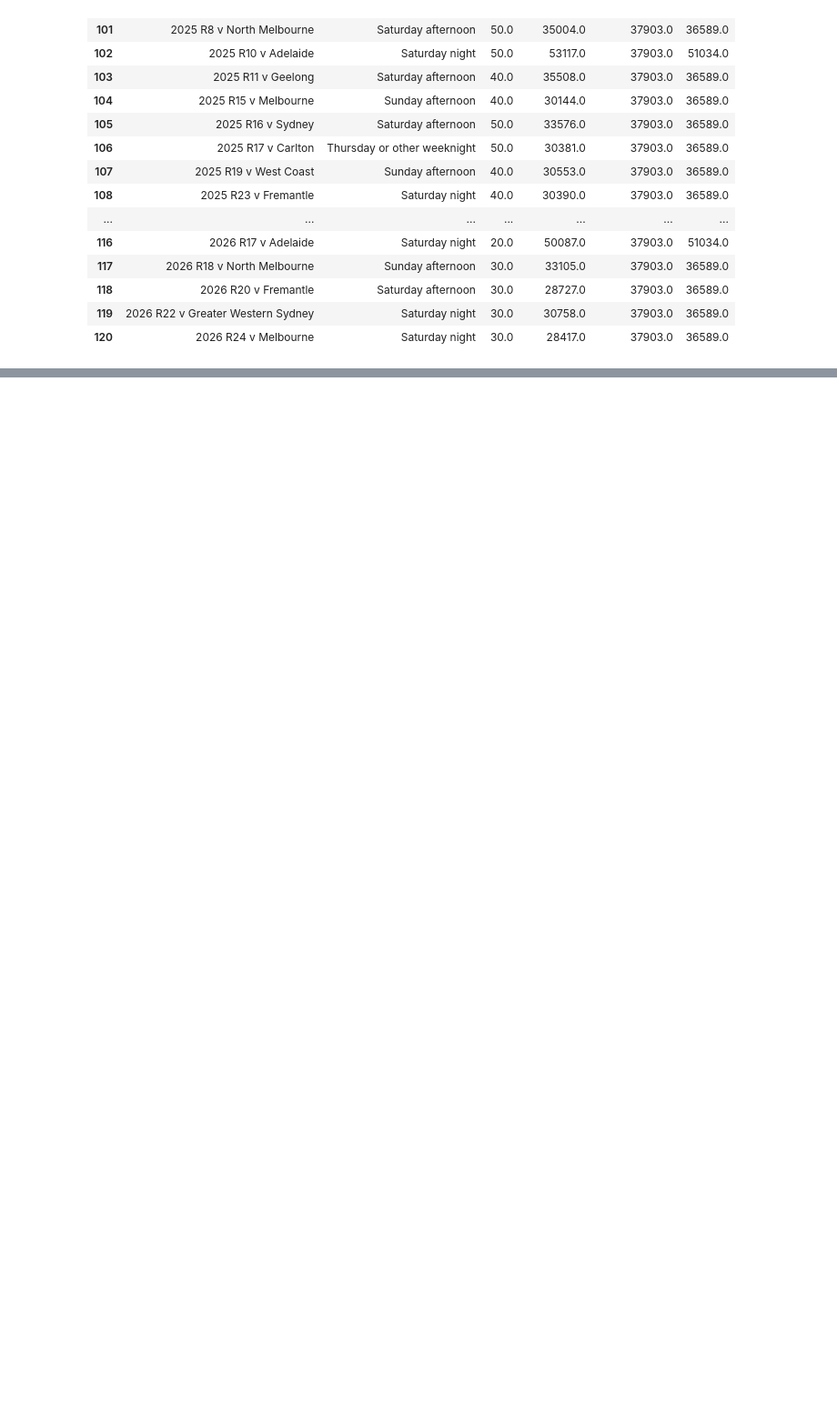
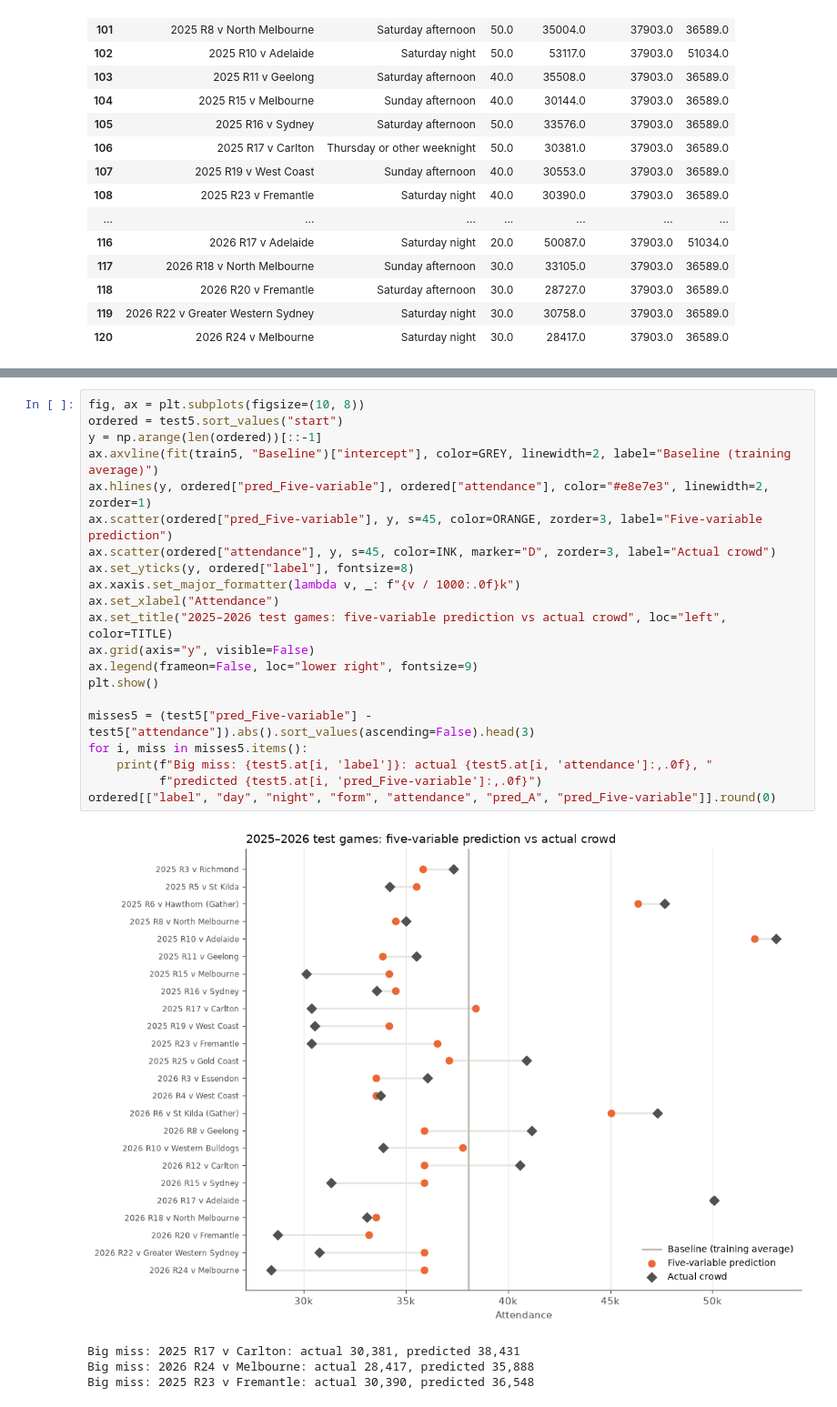
Before and after one commit to pete1729/afl-analytics, a Jupyter notebook: notebooks/09_port_home_attendance.ipynb, the cells around one changed output, grey strips where cells are left out. Shown at 91% size. Cells and saved outputs as stored; diff of their text form; blank space fills up the shorter version.

```diff
--- a/notebooks/09_port_home_attendance.ipynb
+++ b/notebooks/09_port_home_attendance.ipynb
@@ -348,0 +507,26 @@ ordered[["label", "slot", "form", "attendance", "pred_Baseline", f"pred_{CHOSEN}
+# %%
+fig, ax = plt.subplots(figsize=(10, 8))
+ordered = test5.sort_values("start")
+y = np.arange(len(ordered))[::-1]
+ax.axvline(fit(train5, "Baseline")["intercept"], color=GREY, linewidth=2, label="Baseline (training average)")
+ax.hlines(y, ordered["pred_Five-variable"], ordered["attendance"], color="#e8e7e3", linewidth=2, zorder=1)
+ax.scatter(ordered["pred_Five-variable"], y, s=45, color=ORANGE, zorder=3, label="Five-variable prediction")
+ax.scatter(ordered["attendance"], y, s=45, color=INK, marker="D", zorder=3, label="Actual crowd")
+ax.set_yticks(y, ordered["label"], fontsize=8)
+ax.xaxis.set_major_formatter(lambda v, _: f"{v / 1000:.0f}k")
+ax.set_xlabel("Attendance")
+ax.set_title("2025–2026 test games: five-variable prediction vs actual crowd", loc="left", color=TITLE)
+ax.grid(axis="y", visible=False)
+ax.legend(frameon=False, loc="lower right", fontsize=9)
+plt.show()
+
+misses5 = (test5["pred_Five-variable"] - test5["attendance"]).abs().sort_values(ascending=False).head(3)
+for i, miss in misses5.items():
+    print(f"Big miss: {test5.at[i, 'label']}: actual {test5.at[i, 'attendance']:,.0f}, "
+          f"predicted {test5.at[i, 'pred_Five-variable']:,.0f}")
+ordered[["label", "day", "night", "form", "attendance", "pred_A", "pred_Five-variable"]].round(0)
+# %% [output]
+[figure, added]
+Big miss: 2025 R17 v Carlton: actual 30,381, predicted 38,431
+Big miss: 2026 R24 v Melbourne: actual 28,417, predicted 35,888
+Big miss: 2025 R23 v Fremantle: actual 30,390, predicted 36,548
```
Also changed, not shown: parts of 7 cells of this notebook.
